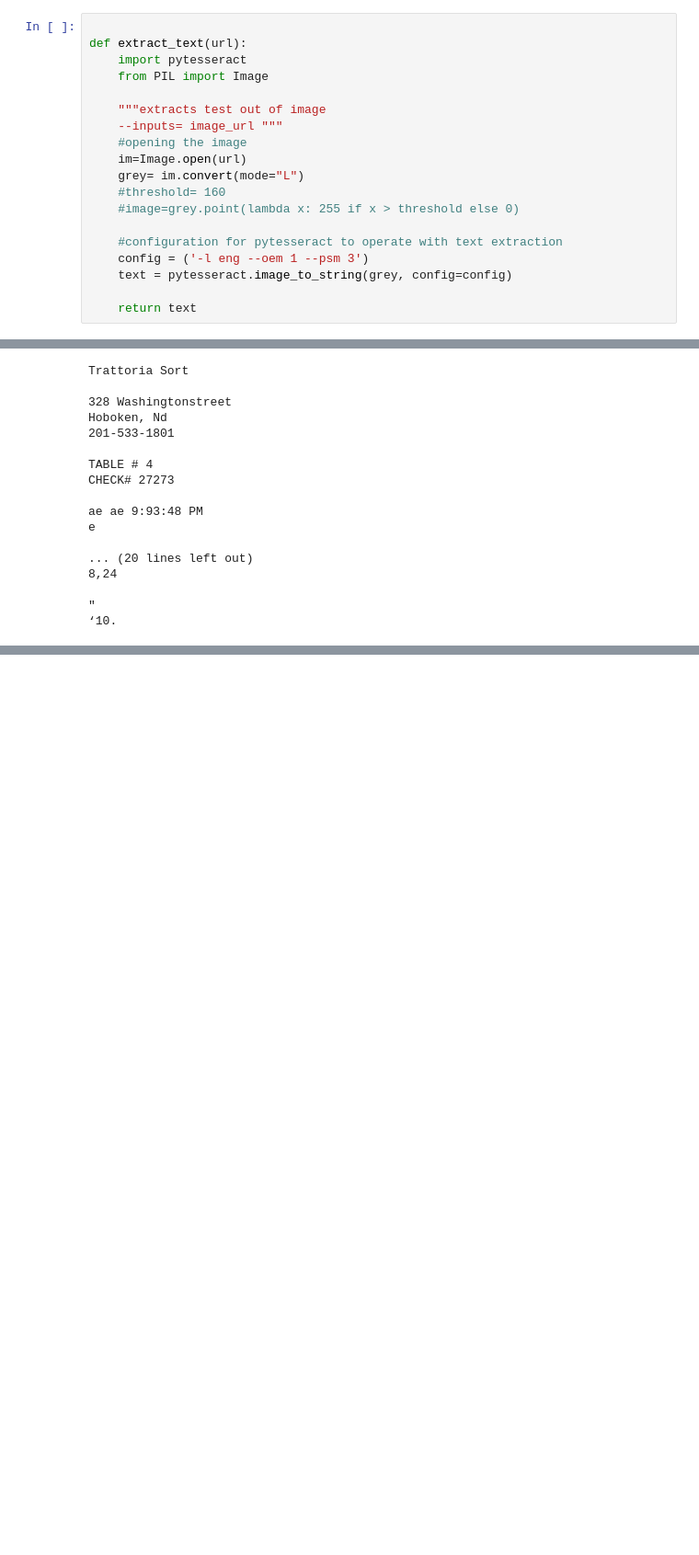
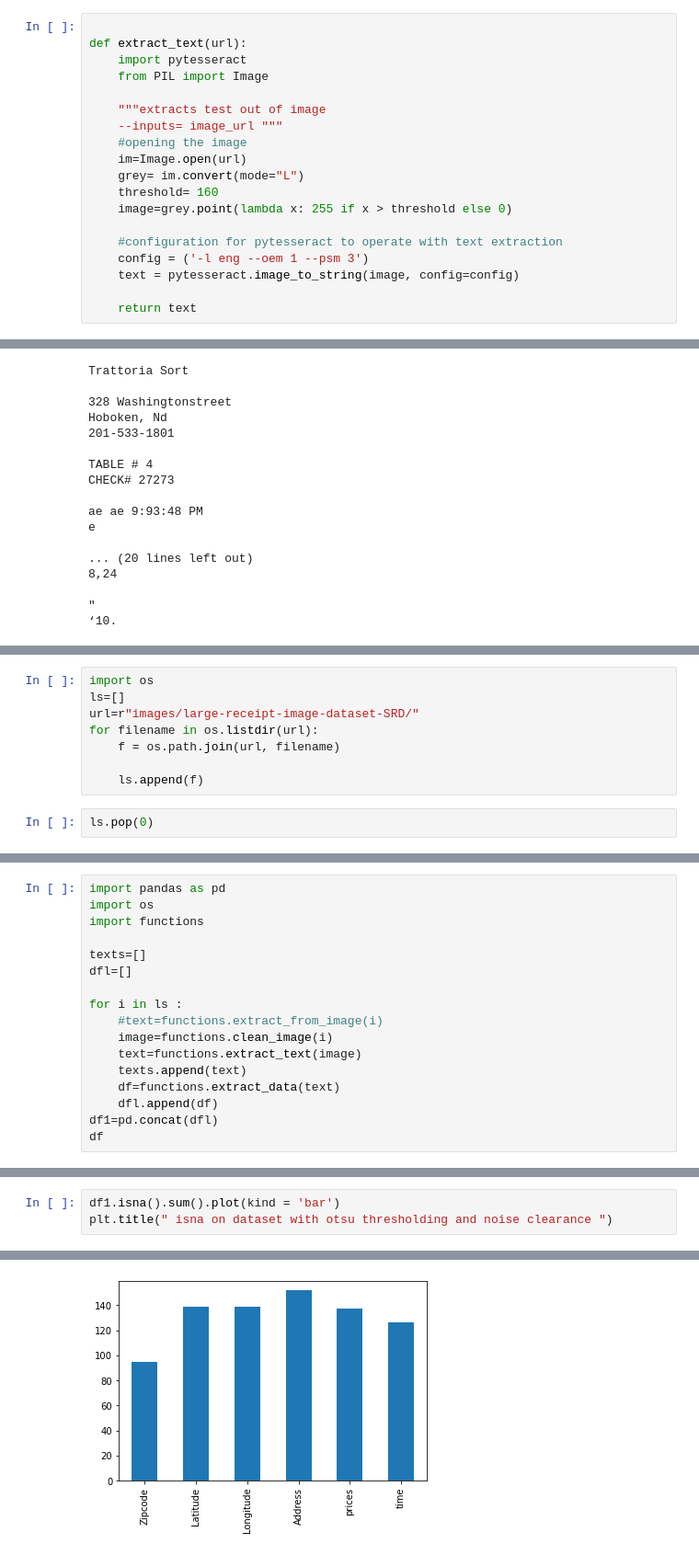
Before and after one commit to mameralomari/reciept-processing-and-text_extraction, a Jupyter notebook: text extraction_mamer.ipynb, the cells around one changed output, grey strips where cells are left out. Shown at 92% size. Cells and saved outputs as stored; diff of their text form; blank space fills up the shorter version.

Commit message:
updated most functions

```diff
--- a/text extraction_mamer.ipynb
+++ b/text extraction_mamer.ipynb
@@ -20,11 +20,11 @@ def extract_text(url):
     #opening the image
     im=Image.open(url)
     grey= im.convert(mode="L")
-    #threshold= 160
-    #image=grey.point(lambda x: 255 if x > threshold else 0)
+    threshold= 160
+    image=grey.point(lambda x: 255 if x > threshold else 0)
 
     #configuration for pytesseract to operate with text extraction
     config = ('-l eng --oem 1 --psm 3')
-    text = pytesseract.image_to_string(grey, config=config)
+    text = pytesseract.image_to_string(image, config=config)
 
     return text
@@ -270,0 +151,10 @@ Opened: 7/1/2018 5:53:46 PM
+# %%
+import os
+ls=[]
+url=r"images/large-receipt-image-dataset-SRD/"
+for filename in os.listdir(url):
+    f = os.path.join(url, filename)
+
+    ls.append(f)
+# %%
+ls.pop(0)
@@ -270,0 +163,17 @@ Opened: 7/1/2018 5:53:46 PM
+# %%
+import pandas as pd
+import os
+import functions
+
+texts=[]
+dfl=[]
+
+for i in ls :
+    #text=functions.extract_from_image(i)
+    image=functions.clean_image(i)
+    text=functions.extract_text(image)
+    texts.append(text)
+    df=functions.extract_data(text)
+    dfl.append(df)
+df1=pd.concat(dfl)
+df
@@ -270,0 +276,4 @@ Opened: 7/1/2018 5:53:46 PM
+# %%
+df1.isna().sum().plot(kind = 'bar')
+plt.title(" isna on dataset with otsu thresholding and noise clearance ")
+# %% [output]
@@ -270,0 +281 @@ Opened: 7/1/2018 5:53:46 PM
+[figure, added]
```
Also changed, not shown: parts of 27 cells of this notebook, 11 other files.
